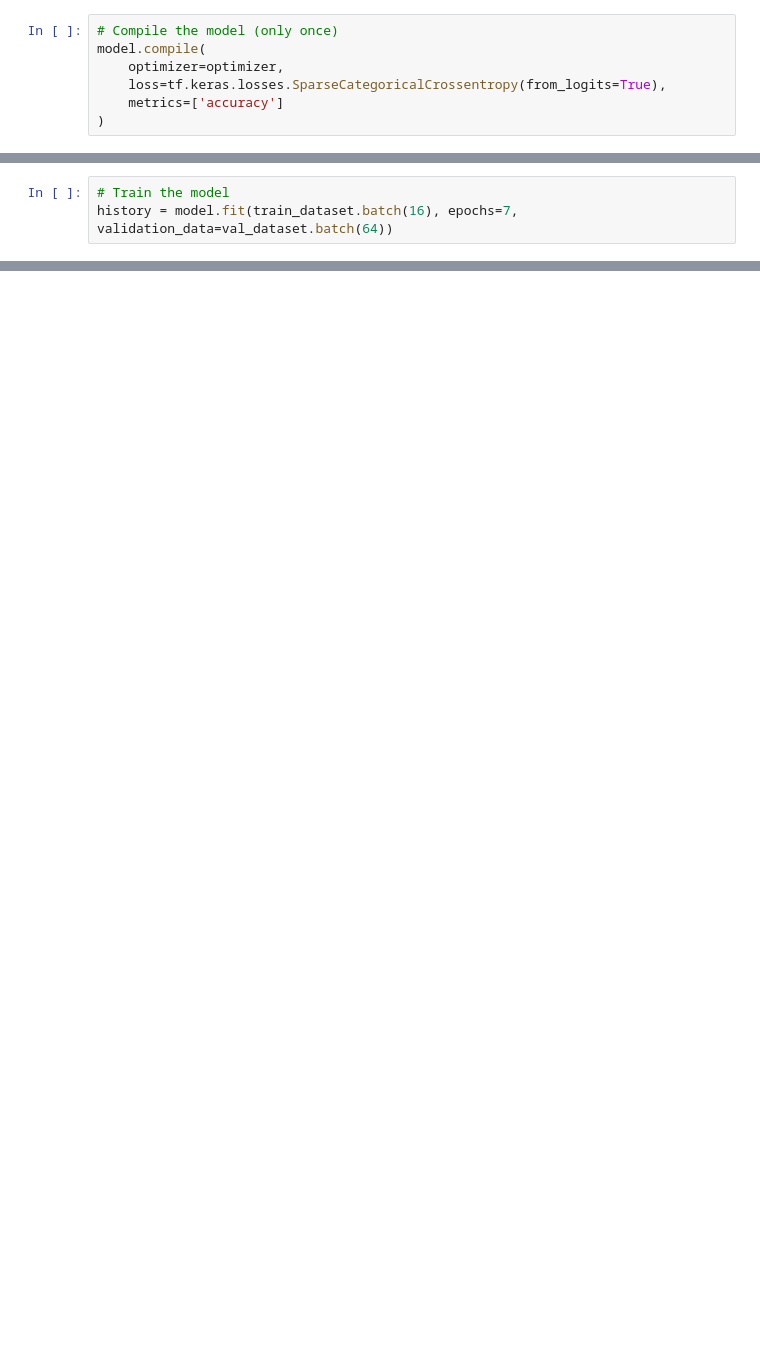
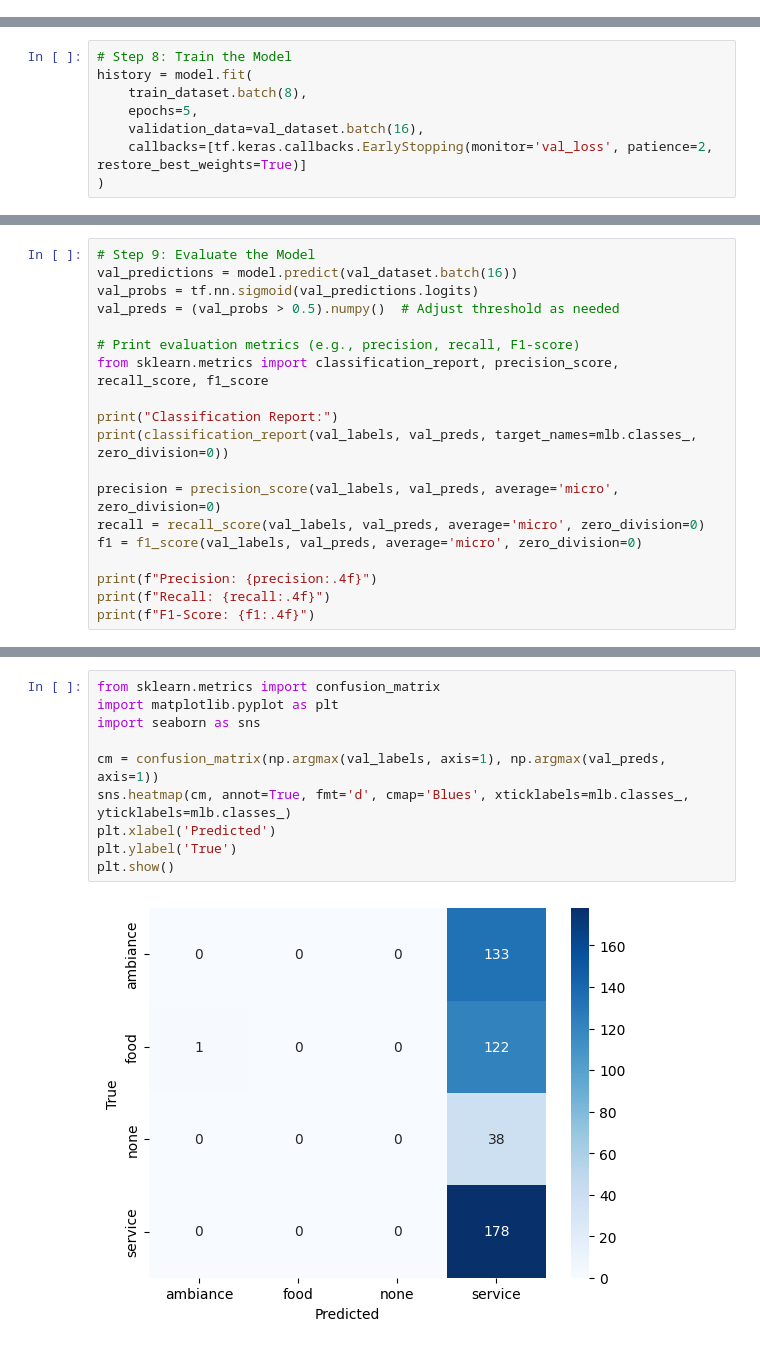
Before and after one commit to EatzApp/pablo-comment-ai, a Jupyter notebook: revised.ipynb, the cells around one changed output, grey strips where cells are left out. Saved outputs shown, nothing was run; the diff lists cells and outputs as text; blank space fills up the shorter version.

```diff
--- a/revised.ipynb
+++ b/revised.ipynb
@@ -95,9 +182,2 @@ optimizer, lr_schedule = create_optimizer(
 WARNING:absl:At this time, the v2.11+ optimizer `tf.keras.optimizers.Adam` runs slowly on M1/M2 Macs, please use the legacy TF-Keras optimizer instead, located at `tf.keras.optimizers.legacy.Adam`.
-# %%
-# Compile the model (only once)
-model.compile(
-    optimizer=optimizer,
-    loss=tf.keras.losses.SparseCategoricalCrossentropy(from_logits=True),
-    metrics=['accuracy']
-)
 # %%
@@ -105,4 +185,9 @@ tf.config.run_functions_eagerly(True)
 # %%
-# Train the model
-history = model.fit(train_dataset.batch(16), epochs=7, validation_data=val_dataset.batch(64))
+# Step 8: Train the Model
+history = model.fit(
+    train_dataset.batch(8),
+    epochs=5,
+    validation_data=val_dataset.batch(16),
+    callbacks=[tf.keras.callbacks.EarlyStopping(monitor='val_loss', patience=2, restore_best_weights=True)]
+)
 # %% [output]
@@ -143,0 +204,19 @@ weighted avg       0.72      0.67      0.65         6
+# %%
+# Step 9: Evaluate the Model
+val_predictions = model.predict(val_dataset.batch(16))
+val_probs = tf.nn.sigmoid(val_predictions.logits)
+val_preds = (val_probs > 0.5).numpy()  # Adjust threshold as needed
+
+# Print evaluation metrics (e.g., precision, recall, F1-score)
+from sklearn.metrics import classification_report, precision_score, recall_score, f1_score
+
+print("Classification Report:")
+print(classification_report(val_labels, val_preds, target_names=mlb.classes_, zero_division=0))
+
+precision = precision_score(val_labels, val_preds, average='micro', zero_division=0)
+recall = recall_score(val_labels, val_preds, average='micro', zero_division=0)
+f1 = f1_score(val_labels, val_preds, average='micro', zero_division=0)
+
+print(f"Precision: {precision:.4f}")
+print(f"Recall: {recall:.4f}")
+print(f"F1-Score: {f1:.4f}")
@@ -143,0 +278,12 @@ weighted avg       0.72      0.67      0.65         6
+# %%
+from sklearn.metrics import confusion_matrix
+import matplotlib.pyplot as plt
+import seaborn as sns
+
+cm = confusion_matrix(np.argmax(val_labels, axis=1), np.argmax(val_preds, axis=1))
+sns.heatmap(cm, annot=True, fmt='d', cmap='Blues', xticklabels=mlb.classes_, yticklabels=mlb.classes_)
+plt.xlabel('Predicted')
+plt.ylabel('True')
+plt.show()
+# %% [output]
+[figure, added]
```
Also changed, not shown: parts of 27 cells of this notebook, 2 other files.
